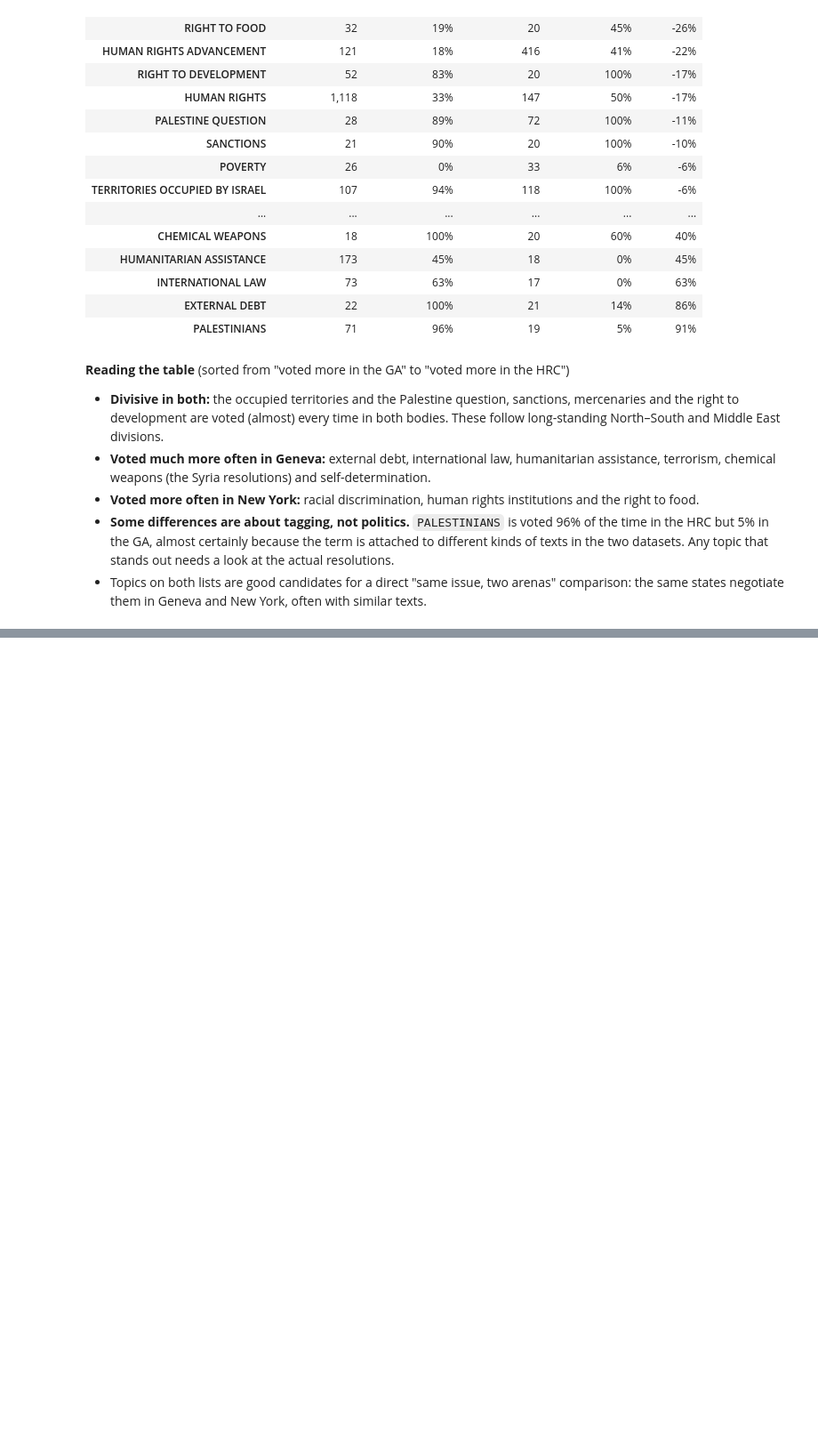
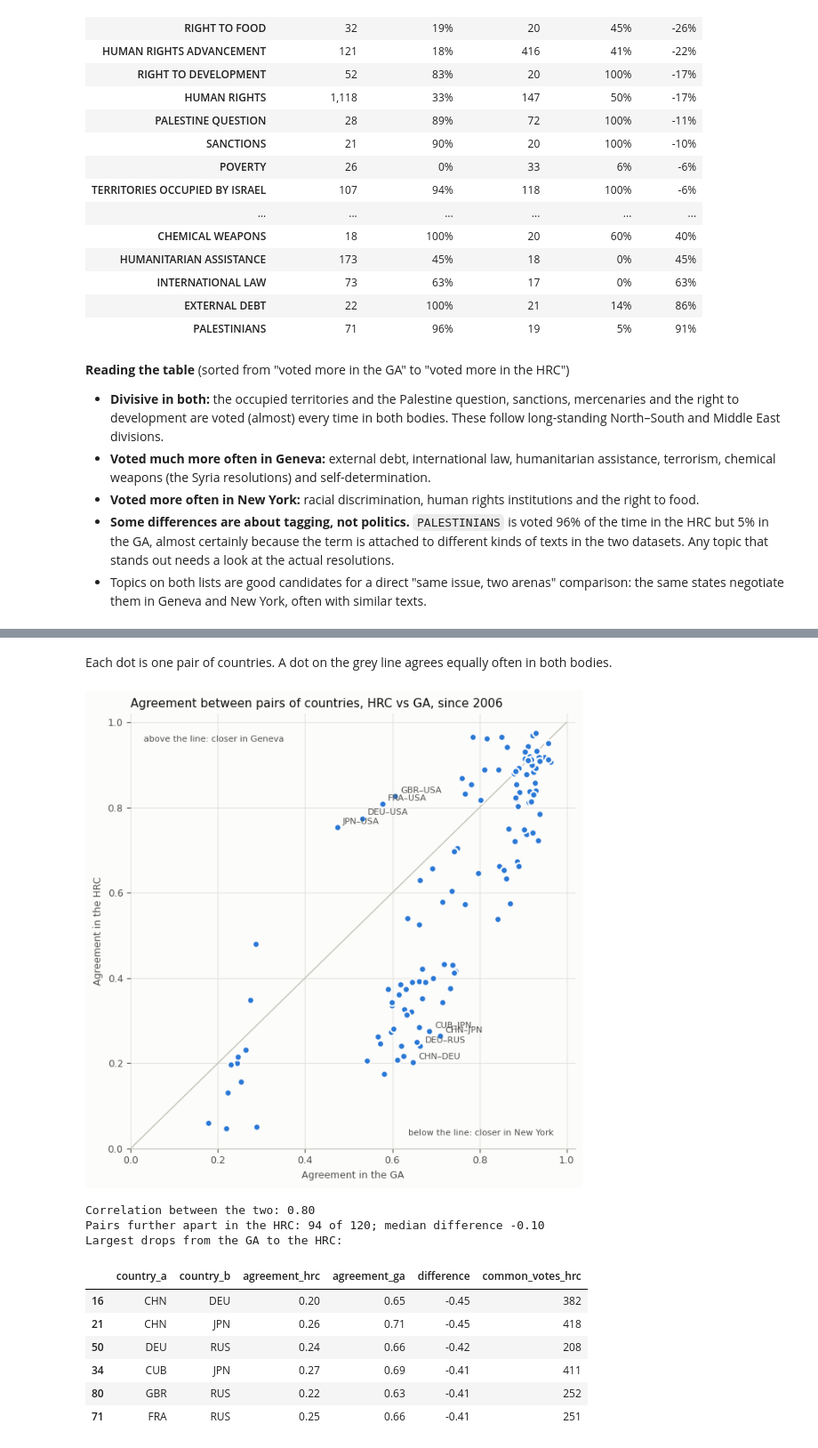
Before and after one commit to unst-ethz/policy-pulse, a Jupyter notebook: notebooks/teju/hrc_exploration.ipynb, the cells around one changed output, grey strips where cells are left out. Shown at 89% size. Saved outputs shown, nothing was run; the diff lists cells and outputs as text; code cells hidden in the pictures; blank space fills up the shorter version.

```diff
--- a/notebooks/teju/hrc_exploration.ipynb
+++ b/notebooks/teju/hrc_exploration.ipynb
@@ -800,0 +917,14 @@ GA: 1.2 subject terms per resolution on average
+# %%
+ohchr["date"] = pd.to_datetime(ohchr["date"], format="mixed")
+ohchr["year"] = ohchr["date"].dt.year
+for column in ["yes", "no", "abstain", "non_voting", "total_members"]:
+    ohchr[column] = pd.to_numeric(ohchr[column])
+ohchr["agenda_item"] = pd.to_numeric(ohchr["agenda_item"].str.rstrip("."), errors="coerce").astype("Int64")
+
+print("How resolutions were adopted:")
+display(ohchr["vote_note"].value_counts().rename("resolutions").to_frame().T)
+print("Vote codes in the country lists, as recorded:")
+display(ohchr_votes["vote"].value_counts(dropna=False).rename("country votes").to_frame().T)
+
+# '.' marks a member that did not vote, like X in the GA data; one lower-case 'y' is a typo.
+ohchr_votes["vote"] = ohchr_votes["vote"].str.upper().replace({".": "X"})
@@ -800,0 +1188,38 @@ GA: 1.2 subject terms per resolution on average
+# %% [markdown]
+Each dot is one pair of countries. A dot on the grey line agrees equally often in both bodies.
+# %%
+fig, ax = plt.subplots(figsize=(6.5, 6.5))
+ax.plot([0, 1], [0, 1], color="#c3c2b7", linewidth=1, zorder=1)
+ax.scatter(pairs["agreement_ga"], pairs["agreement_hrc"], s=40, color=HRC_COLOUR, edgecolor=SURFACE, linewidth=1.5, zorder=2)
+for _, row in pd.concat([pairs.nlargest(4, "difference"), pairs.nsmallest(4, "difference")]).iterrows():
+    ax.annotate(f"{row['country_a']}–{row['country_b']}", (row["agreement_ga"], row["agreement_hrc"]),
+                xytext=(5, 3), textcoords="offset points", fontsize=8, color=MUTED_INK)
+style_axes(ax, "Agreement between pairs of countries, HRC vs GA, since 2006")
+ax.set_xlabel("Agreement in the GA", color=MUTED_INK, fontsize=9)
+ax.set_ylabel("Agreement in the HRC", color=MUTED_INK, fontsize=9)
+ax.set_xlim(0, 1.02)
+ax.set_ylim(0, 1.02)
+ax.grid(axis="x", color=GRID, linewidth=0.8)
+ax.text(0.03, 0.97, "above the line: closer in Geneva", fontsize=8, color=MUTED_INK, va="top")
+ax.text(0.97, 0.03, "below the line: closer in New York", fontsize=8, color=MUTED_INK, ha="right")
+plt.tight_layout()
+plt.show()
+
+print(f"Correlation between the two: {pairs['agreement_hrc'].corr(pairs['agreement_ga']):.2f}")
+print(f"Pairs further apart in the HRC: {(pairs['difference'] < 0).sum()} of {len(pairs)}; "
+      f"median difference {pairs['difference'].median():+.2f}")
+columns = ["country_a", "country_b", "agreement_hrc", "agreement_ga", "difference", "common_votes_hrc"]
+print("Largest drops from the GA to the HRC:")
+display(pairs.nsmallest(6, "difference")[columns].style.format("{:.2f}", subset=["agreement_hrc", "agreement_ga", "difference"]))
+# %% [output]
+[figure, added]
+Correlation between the two: 0.80
+Pairs further apart in the HRC: 94 of 120; median difference -0.10
+Largest drops from the GA to the HRC:
+|  | country_a | country_b | agreement_hrc | agreement_ga | difference | common_votes_hrc |
+| 16 | CHN | DEU | 0.20 | 0.65 | -0.45 | 382 |
+| 21 | CHN | JPN | 0.26 | 0.71 | -0.45 | 418 |
+| 50 | DEU | RUS | 0.24 | 0.66 | -0.42 | 208 |
+| 34 | CUB | JPN | 0.27 | 0.69 | -0.41 | 411 |
+| 80 | GBR | RUS | 0.22 | 0.63 | -0.41 | 252 |
+| 71 | FRA | RUS | 0.25 | 0.66 | -0.41 | 251 |
```
Also changed, not shown: parts of 22 cells of this notebook, 2 other files.
